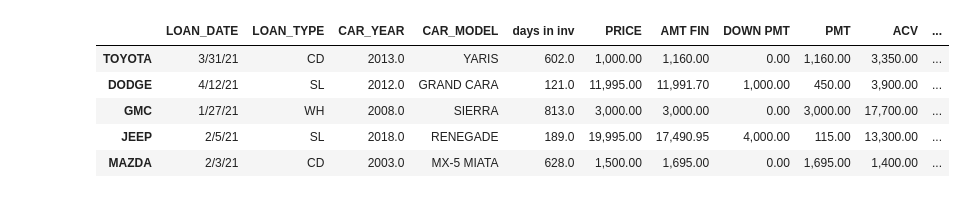
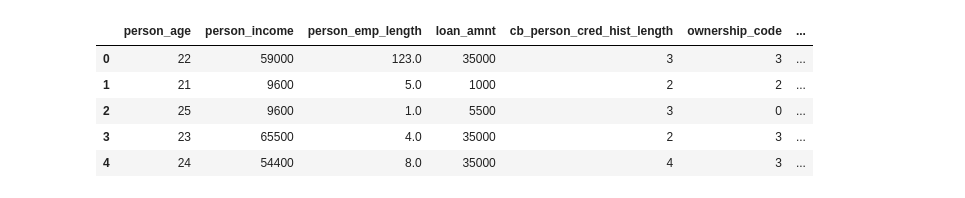
Before and after one commit to VLADDUCH/project-2, a Jupyter notebook: motory_sales_2.ipynb, the cells around one changed output. Saved outputs shown, nothing was run; the diff lists cells and outputs as text; code cells hidden in the pictures.

```diff
--- a/motory_sales_2.ipynb
+++ b/motory_sales_2.ipynb
@@ -84,0 +116,3 @@ record_df.tail(10).plot()
+# %%
+new_credit_df = pd.concat([new_credit_df, pd.get_dummies(new_credit_df['person_home_ownership'])],axis='columns')
+new_credit_df.head()
@@ -85,6 +148,15 @@ record_df.tail(10).plot()
 # %%
-# Initialize trade_type column for buys and sells
-MG_record_df['status'] = 'deny'
+# Initialize trade_type column for approve or deny
+new_credit_df['loan_status'] = np.nan
 
 # Initialize variable to hold the credit_score
-credit_score = 600
+person_age = 45
+person_income = 50000
+MORTGAGE = 1
+OTHER = 0
+OWN = 1
+RENT = 1
+person_emp_length = 4.0
+loan_amnt = 20000
+loan_status = 1
+cb_person_cred_hist_length =  15
@@ -118,0 +238,5 @@ MG_record_df
+# %%
+new_credit_df.drop(columns='person_home_ownership', inplace=True)
+# %%
+new_credit_df = new_credit_df.fillna(0)
+new_credit_df.head()
@@ -119,13 +250,13 @@ MG_record_df
 # %%
-X = MG_record_df.copy()
-X.drop('status', axis=1, inplace=True)
+X = new_credit_df.copy()
+X.drop(['loan_status'], axis=1, inplace=True)
 X.head()
 # %% [output]
-|  | LOAN_DATE | LOAN_TYPE | CAR_YEAR | CAR_MODEL | days in inv | PRICE | AMT FIN | DOWN PMT | PMT | ACV | ... |
-| TOYOTA | 3/31/21 | CD | 2013.0 | YARIS | 602.0 | 1,000.00 | 1,160.00 | 0.00 | 1,160.00 | 3,350.00 | ... |
-| DODGE | 4/12/21 | SL | 2012.0 | GRAND CARA | 121.0 | 11,995.00 | 11,991.70 | 1,000.00 | 450.00 | 3,900.00 | ... |
-| GMC | 1/27/21 | WH | 2008.0 | SIERRA | 813.0 | 3,000.00 | 3,000.00 | 0.00 | 3,000.00 | 17,700.00 | ... |
-| JEEP | 2/5/21 | SL | 2018.0 | RENEGADE | 189.0 | 19,995.00 | 17,490.95 | 4,000.00 | 115.00 | 13,300.00 | ... |
-| MAZDA | 2/3/21 | CD | 2003.0 | MX-5 MIATA | 628.0 | 1,500.00 | 1,695.00 | 0.00 | 1,695.00 | 1,400.00 | ... |
+|  | person_age | person_income | person_emp_length | loan_amnt | cb_person_cred_hist_length | ownership_code | ... |
+| 0 | 22 | 59000 | 123.0 | 35000 | 3 | 3 | ... |
+| 1 | 21 | 9600 | 5.0 | 1000 | 2 | 2 | ... |
+| 2 | 25 | 9600 | 1.0 | 5500 | 3 | 0 | ... |
+| 3 | 23 | 65500 | 4.0 | 35000 | 2 | 3 | ... |
+| 4 | 24 | 54400 | 8.0 | 35000 | 4 | 3 | ... |
 # %%
 # Define target vector
```
Also changed, not shown: parts of 53 cells of this notebook.
